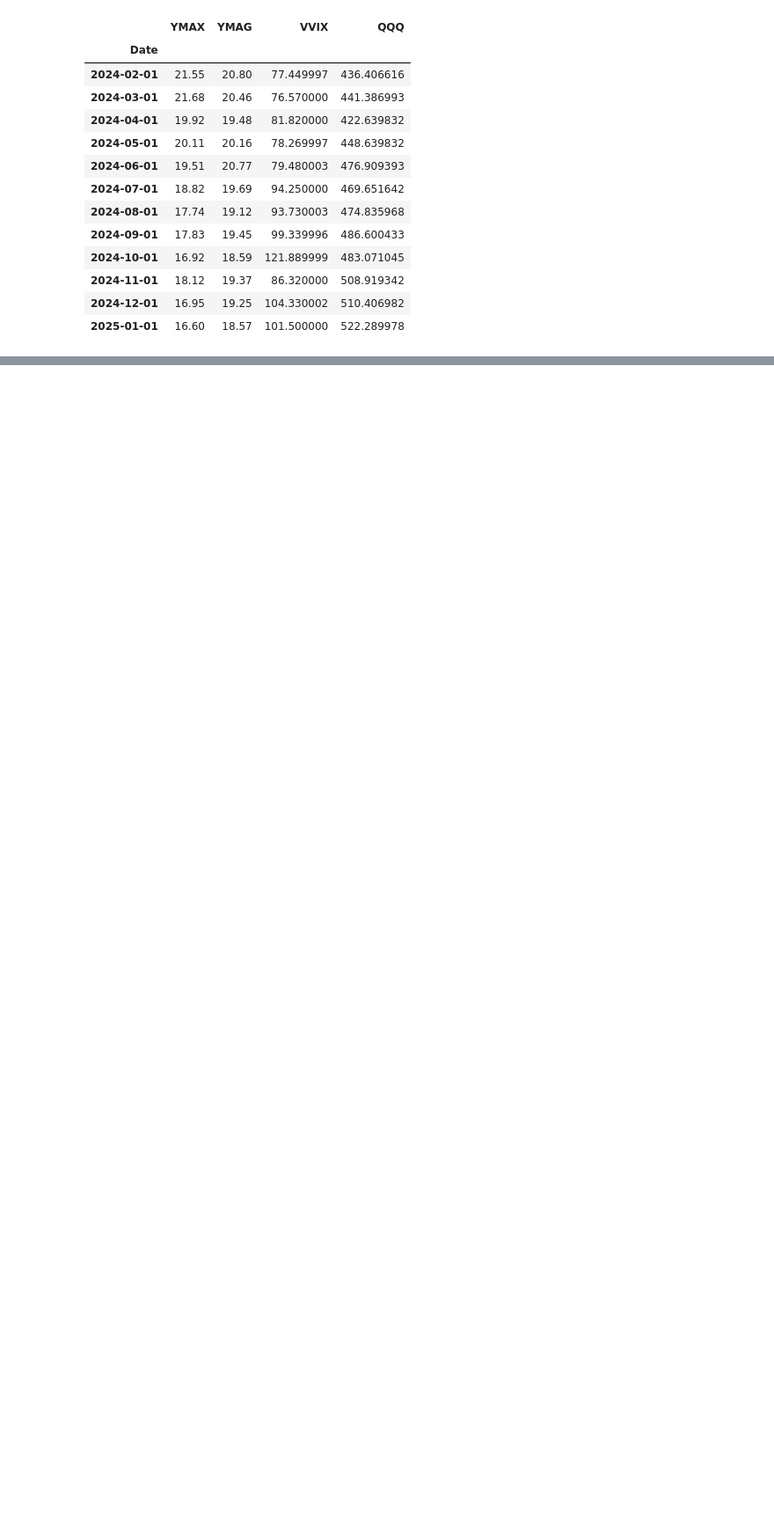
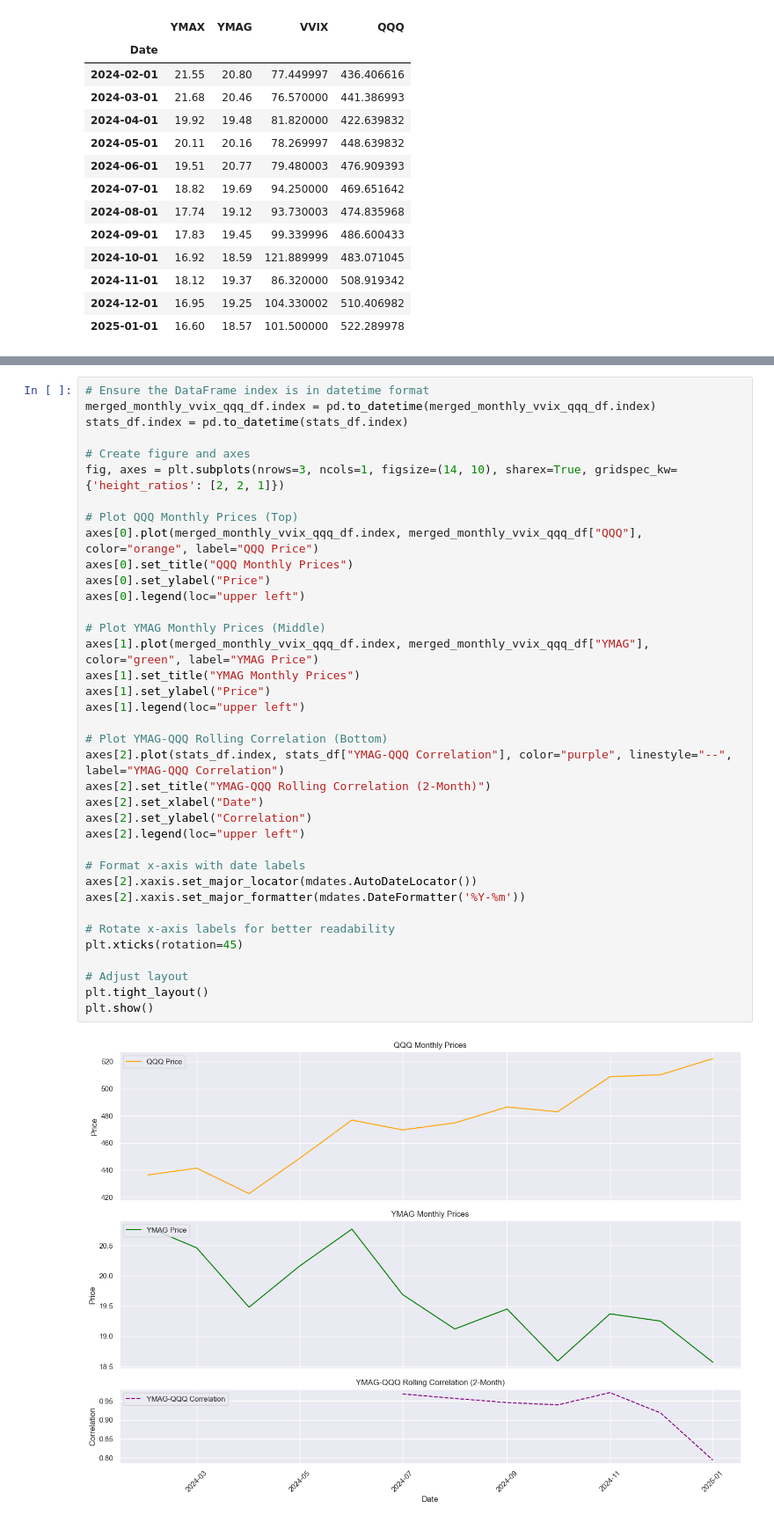
Before and after one commit to BensonMunene/Ratios-Strategy-App, a Jupyter notebook: Codes/Backtester Algorithm1.ipynb, the cells around one changed output, grey strips where cells are left out. Shown at 88% size. Cells and saved outputs as stored; diff of their text form; blank space fills up the shorter version.

```diff
--- a/Codes/Backtester Algorithm1.ipynb
+++ b/Codes/Backtester Algorithm1.ipynb
@@ -973,0 +1013,39 @@ stats_df
+# %%
+# Ensure the DataFrame index is in datetime format
+merged_monthly_vvix_qqq_df.index = pd.to_datetime(merged_monthly_vvix_qqq_df.index)
+stats_df.index = pd.to_datetime(stats_df.index)
+
+# Create figure and axes
+fig, axes = plt.subplots(nrows=3, ncols=1, figsize=(14, 10), sharex=True, gridspec_kw={'height_ratios': [2, 2, 1]})
+
+# Plot QQQ Monthly Prices (Top)
+axes[0].plot(merged_monthly_vvix_qqq_df.index, merged_monthly_vvix_qqq_df["QQQ"], color="orange", label="QQQ Price")
+axes[0].set_title("QQQ Monthly Prices")
+axes[0].set_ylabel("Price")
+axes[0].legend(loc="upper left")
+
+# Plot YMAG Monthly Prices (Middle)
+axes[1].plot(merged_monthly_vvix_qqq_df.index, merged_monthly_vvix_qqq_df["YMAG"], color="green", label="YMAG Price")
+axes[1].set_title("YMAG Monthly Prices")
+axes[1].set_ylabel("Price")
+axes[1].legend(loc="upper left")
+
+# Plot YMAG-QQQ Rolling Correlation (Bottom)
+axes[2].plot(stats_df.index, stats_df["YMAG-QQQ Correlation"], color="purple", linestyle="--", label="YMAG-QQQ Correlation")
+axes[2].set_title("YMAG-QQQ Rolling Correlation (2-Month)")
+axes[2].set_xlabel("Date")
+axes[2].set_ylabel("Correlation")
+axes[2].legend(loc="upper left")
+
+# Format x-axis with date labels
+axes[2].xaxis.set_major_locator(mdates.AutoDateLocator())
+axes[2].xaxis.set_major_formatter(mdates.DateFormatter('%Y-%m'))
+
+# Rotate x-axis labels for better readability
+plt.xticks(rotation=45)
+
+# Adjust layout
+plt.tight_layout()
+plt.show()
+# %% [output]
+[figure, added]
```
Also changed, not shown: parts of 2 cells of this notebook.
